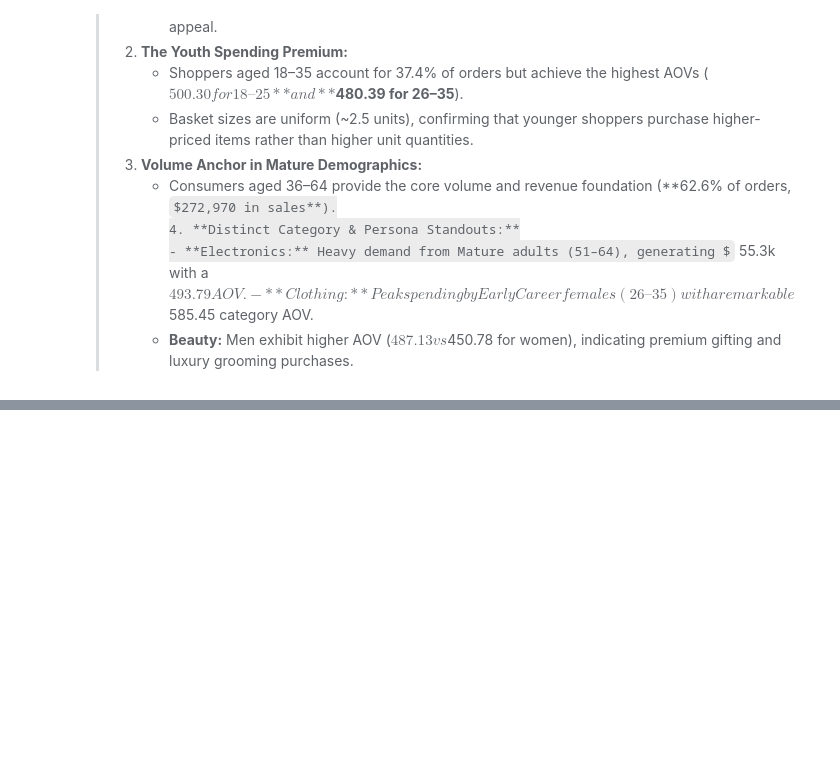
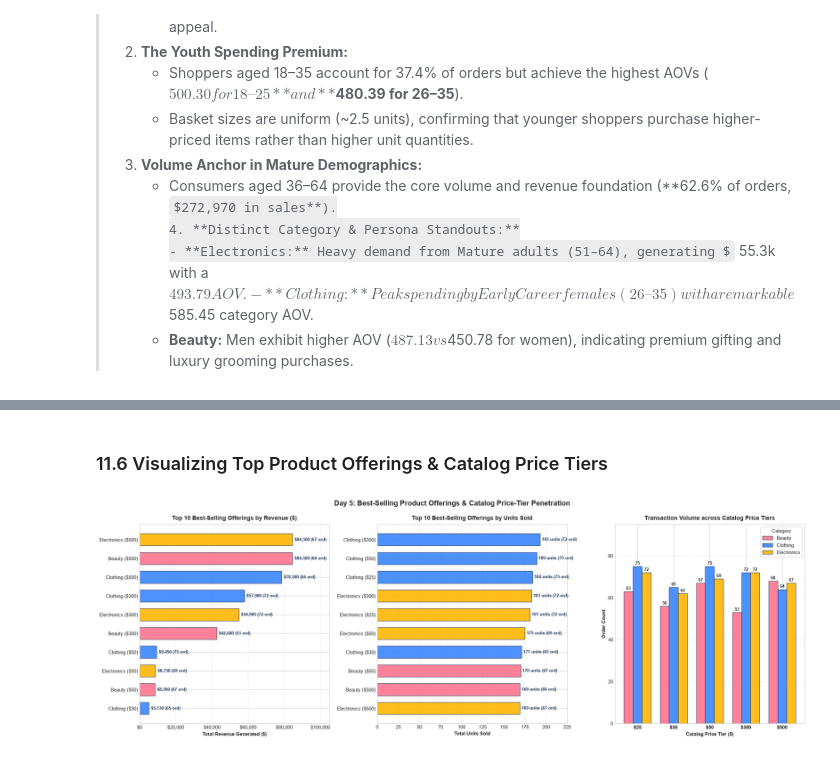
Before and after one commit to addu91577-sketch/OIBSIP, a Jupyter notebook: DataAnalytics-L1-EDARetailSales/Notebooks/01_retail_sales_eda.ipynb, the cells around one changed output, grey strips where cells are left out. Cells and saved outputs as stored; diff of their text form; code cells hidden in the pictures; some formulas as TeX source; blank space fills up the shorter version.

```diff
--- a/DataAnalytics-L1-EDARetailSales/Notebooks/01_retail_sales_eda.ipynb
+++ b/DataAnalytics-L1-EDARetailSales/Notebooks/01_retail_sales_eda.ipynb
@@ -1350,0 +1601,51 @@ Chart successfully saved to: ..\screenshots\10_age_gender_spending_matrix.png
+# %% [markdown]
+### 11.6 Visualizing Top Product Offerings & Catalog Price Tiers
+# %%
+top_rev_plot = offering_summary.sort_values(by='Total_Revenue', ascending=True).tail(10)
+top_units_plot = offering_summary.sort_values(by='Units_Sold', ascending=True).tail(10)
+
+fig, (ax1, ax2, ax3) = plt.subplots(1, 3, figsize=(22, 7.5))
+fig.suptitle('Day 5: Best-Selling Product Offerings & Catalog Price-Tier Penetration', fontsize=16, fontweight='bold', y=0.99)
+
+# Panel 1: Top 10 by Revenue
+colors_rev = [cat_colors[cat] for cat in top_rev_plot['Product Category']]
+bars_rev = ax1.barh(top_rev_plot['Product_Offering'], top_rev_plot['Total_Revenue'], color=colors_rev, edgecolor='#1d3557', alpha=0.9, height=0.65)
+ax1.set_title('Top 10 Best-Selling Offerings by Revenue ($)', fontsize=13, fontweight='bold', pad=10)
+ax1.set_xlabel('Total Revenue Generated ($)', fontsize=11, fontweight='bold')
+ax1.xaxis.set_major_formatter(ticker.StrMethodFormatter('${x:,.0f}'))
+for bar, row in zip(bars_rev, top_rev_plot.itertuples()):
+    w = bar.get_width()
+    ax1.text(w + 1200, bar.get_y() + bar.get_height()/2, f'${w:,.0f} ({row.Orders} ord)', va='center', ha='left', fontsize=9.5, fontweight='bold', color='#1d3557')
+ax1.set_xlim(0, 105000)
+ax1.grid(True, linestyle='--', alpha=0.5, axis='x')
+
+# Panel 2: Top 10 by Units Sold
+colors_units = [cat_colors[cat] for cat in top_units_plot['Product Category']]
+bars_units = ax2.barh(top_units_plot['Product_Offering'], top_units_plot['Units_Sold'], color=colors_units, edgecolor='#1d3557', alpha=0.9, height=0.65)
+ax2.set_title('Top 10 Best-Selling Offerings by Units Sold', fontsize=13, fontweight='bold', pad=10)
+ax2.set_xlabel('Total Units Sold', fontsize=11, fontweight='bold')
+for bar, row in zip(bars_units, top_units_plot.itertuples()):
+    w = bar.get_width()
+    ax2.text(w + 2, bar.get_y() + bar.get_height()/2, f'{int(w):,} units ({row.Orders} ord)', va='center', ha='left', fontsize=9.5, fontweight='bold', color='#1d3557')
+ax2.set_xlim(0, 225)
+ax2.grid(True, linestyle='--', alpha=0.5, axis='x')
+
+# Panel 3: Price Tier Distribution across Categories
+tier_pivot = df.pivot_table(index='Price per Unit', columns='Product Category', values='Transaction ID', aggfunc='count', fill_value=0)
+tier_pivot.plot(kind='bar', ax=ax3, color=[cat_colors[c] for c in tier_pivot.columns], edgecolor='#1d3557', width=0.75, alpha=0.9)
+ax3.set_title('Transaction Volume across Catalog Price Tiers', fontsize=13, fontweight='bold', pad=10)
+ax3.set_xlabel('Catalog Price Tier ($)', fontsize=11, fontweight='bold')
+ax3.set_ylabel('Order Count', fontsize=11, fontweight='bold')
+ax3.set_xticklabels([f'${int(x)}' for x in tier_pivot.index], rotation=0, fontweight='bold')
+ax3.legend(title='Category', frameon=True, facecolor='white', framealpha=0.9)
+ax3.set_ylim(0, 95)
+ax3.grid(True, linestyle='--', alpha=0.5, axis='y')
+for c in ax3.containers:
+    ax3.bar_label(c, label_type='edge', padding=2, fontsize=9, fontweight='bold')
+
+plt.tight_layout()
+chart_12_path = os.path.join(screenshots_dir, '12_top_selling_products_and_price_tiers.png')
+plt.savefig(chart_12_path, dpi=300, bbox_inches='tight')
+plt.show()
+# %% [output]
+[figure, added]
```
Also changed, not shown: parts of 17 cells of this notebook, 4 other files.
